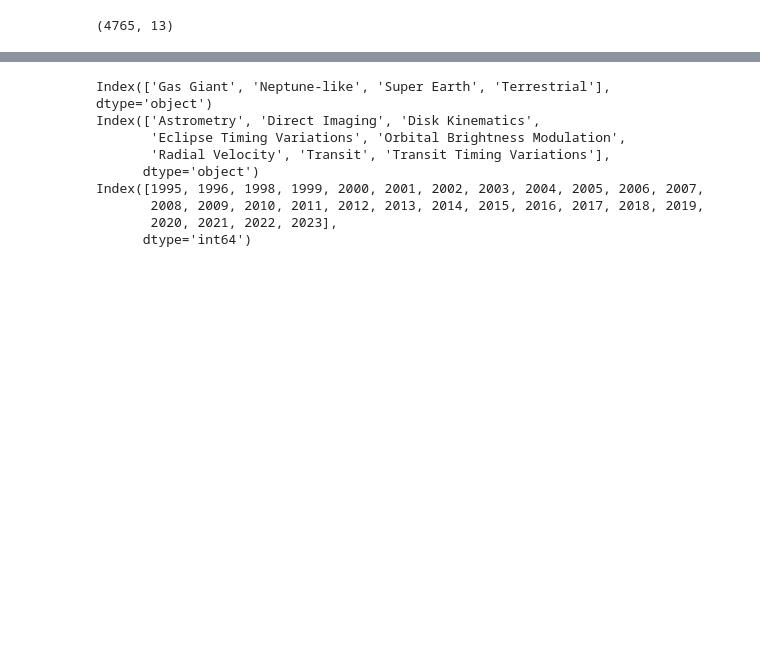
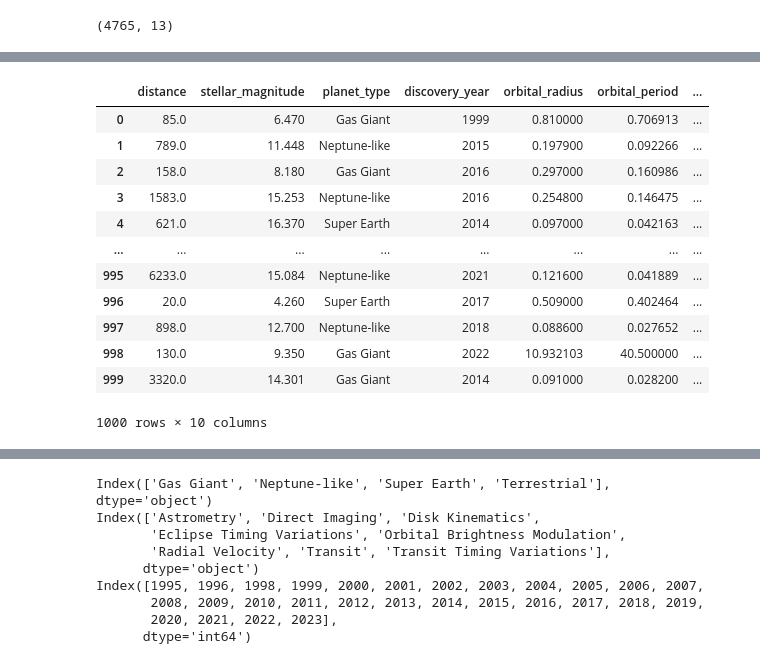
Before and after one commit to lelegod/ml_project, a Jupyter notebook: Regression/regression.ipynb, the cells around one changed output, grey strips where cells are left out. Drawn from its saved outputs; the diff is of its cells as text; code cells hidden in the pictures; blank space fills up the shorter version.

```diff
--- a/Regression/regression.ipynb
+++ b/Regression/regression.ipynb
@@ -49,5 +52,21 @@ print(df, df.shape)
 
 [4000 rows x 10 columns] (4000, 10)
+# %%
+df.head(1000)
+# %% [output]
+|  | distance | stellar_magnitude | planet_type | discovery_year | orbital_radius | orbital_period | ... |
+| 0 | 85.0 | 6.470 | Gas Giant | 1999 | 0.810000 | 0.706913 | ... |
+| 1 | 789.0 | 11.448 | Neptune-like | 2015 | 0.197900 | 0.092266 | ... |
+| 2 | 158.0 | 8.180 | Gas Giant | 2016 | 0.297000 | 0.160986 | ... |
+| 3 | 1583.0 | 15.253 | Neptune-like | 2016 | 0.254800 | 0.146475 | ... |
+| 4 | 621.0 | 16.370 | Super Earth | 2014 | 0.097000 | 0.042163 | ... |
+| ... | ... | ... | ... | ... | ... | ... | ... |
+| 995 | 6233.0 | 15.084 | Neptune-like | 2021 | 0.121600 | 0.041889 | ... |
+| 996 | 20.0 | 4.260 | Super Earth | 2017 | 0.509000 | 0.402464 | ... |
+| 997 | 898.0 | 12.700 | Neptune-like | 2018 | 0.088600 | 0.027652 | ... |
+| 998 | 130.0 | 9.350 | Gas Giant | 2022 | 10.932103 | 40.500000 | ... |
+| 999 | 3320.0 | 14.301 | Gas Giant | 2014 | 0.091000 | 0.028200 | ... |
+1000 rows × 10 columns
 # %%
 
 planet_type = df["planet_type"]
```
Also changed, not shown: parts of 11 cells of this notebook.
